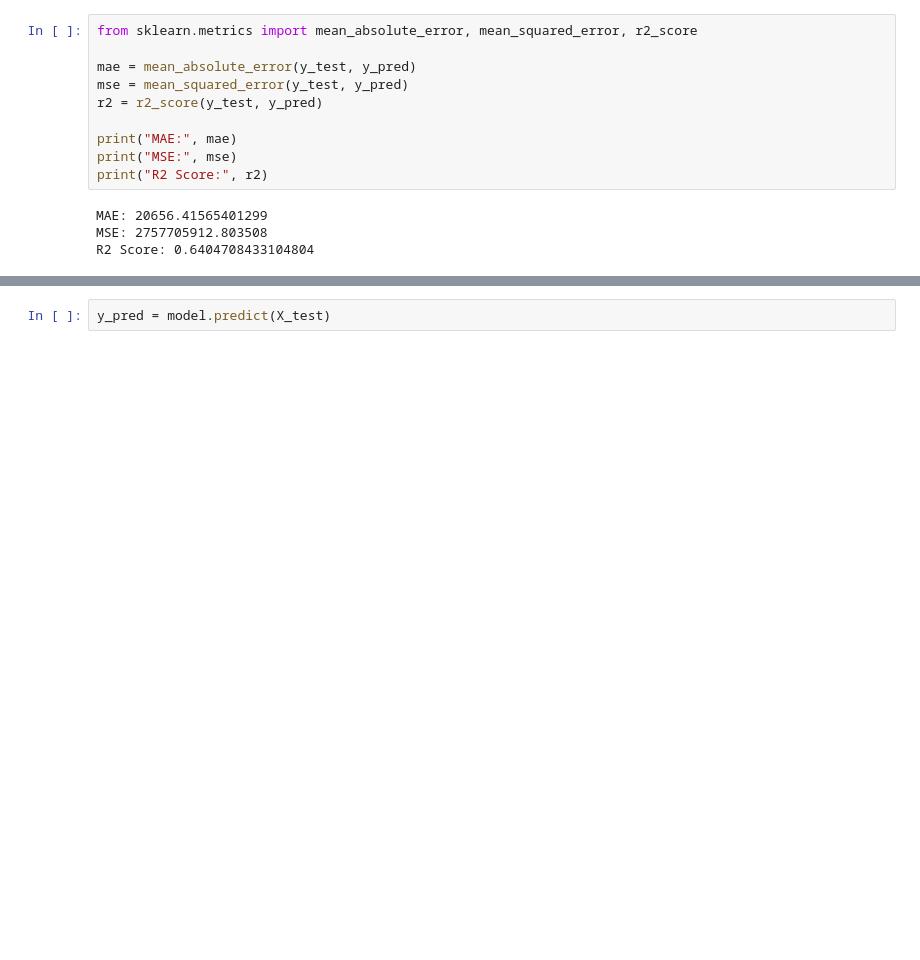
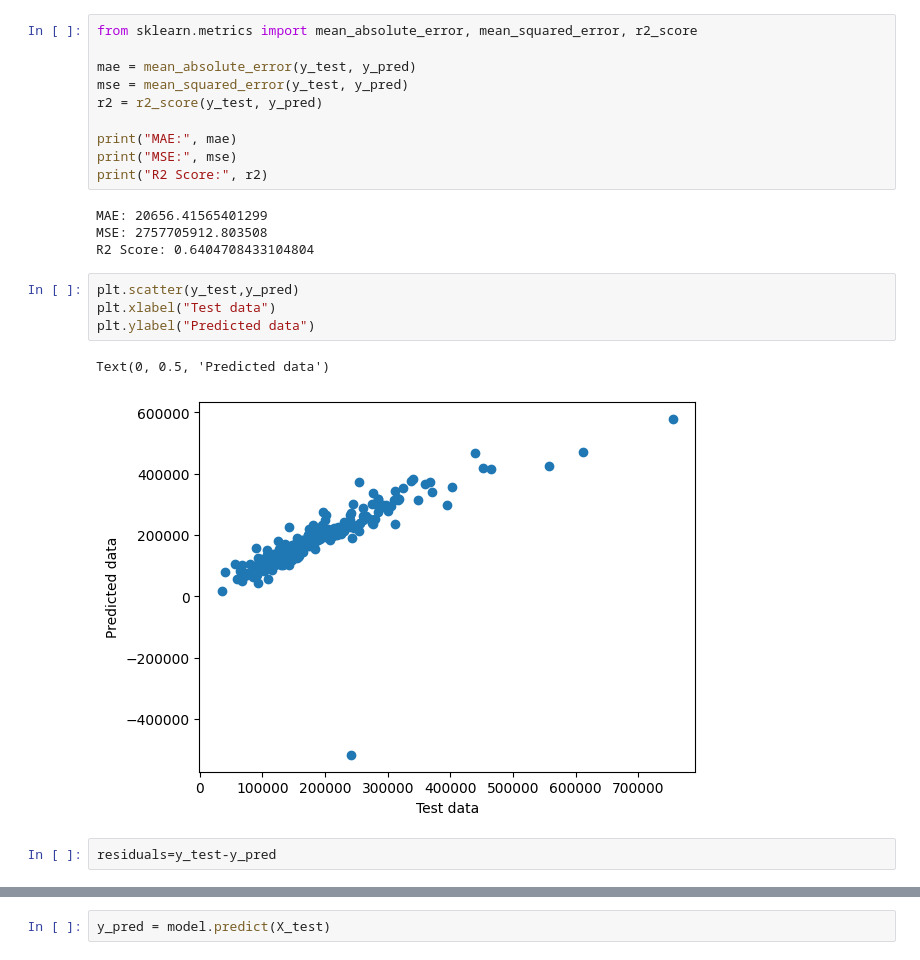
Before and after one commit to ModrechaTeja/House-Price-project, a Jupyter notebook: House Prices – Advanced Regression.ipynb, the cells around one changed output, grey strips where cells are left out. Cells and saved outputs as stored; diff of their text form; blank space fills up the shorter version.

```diff
--- a/House Prices – Advanced Regression.ipynb
+++ b/House Prices – Advanced Regression.ipynb
@@ -173,3 +204,12 @@ print("R2 Score:", r2)
 MAE: 20656.41565401299
 MSE: 2757705912.803508
 R2 Score: 0.6404708433104804
+# %%
+plt.scatter(y_test,y_pred)
+plt.xlabel("Test data")
+plt.ylabel("Predicted data")
+# %% [output]
+Text(0, 0.5, 'Predicted data')
+[figure, added]
+# %%
+residuals=y_test-y_pred
```
Also changed, not shown: parts of 17 cells of this notebook.
